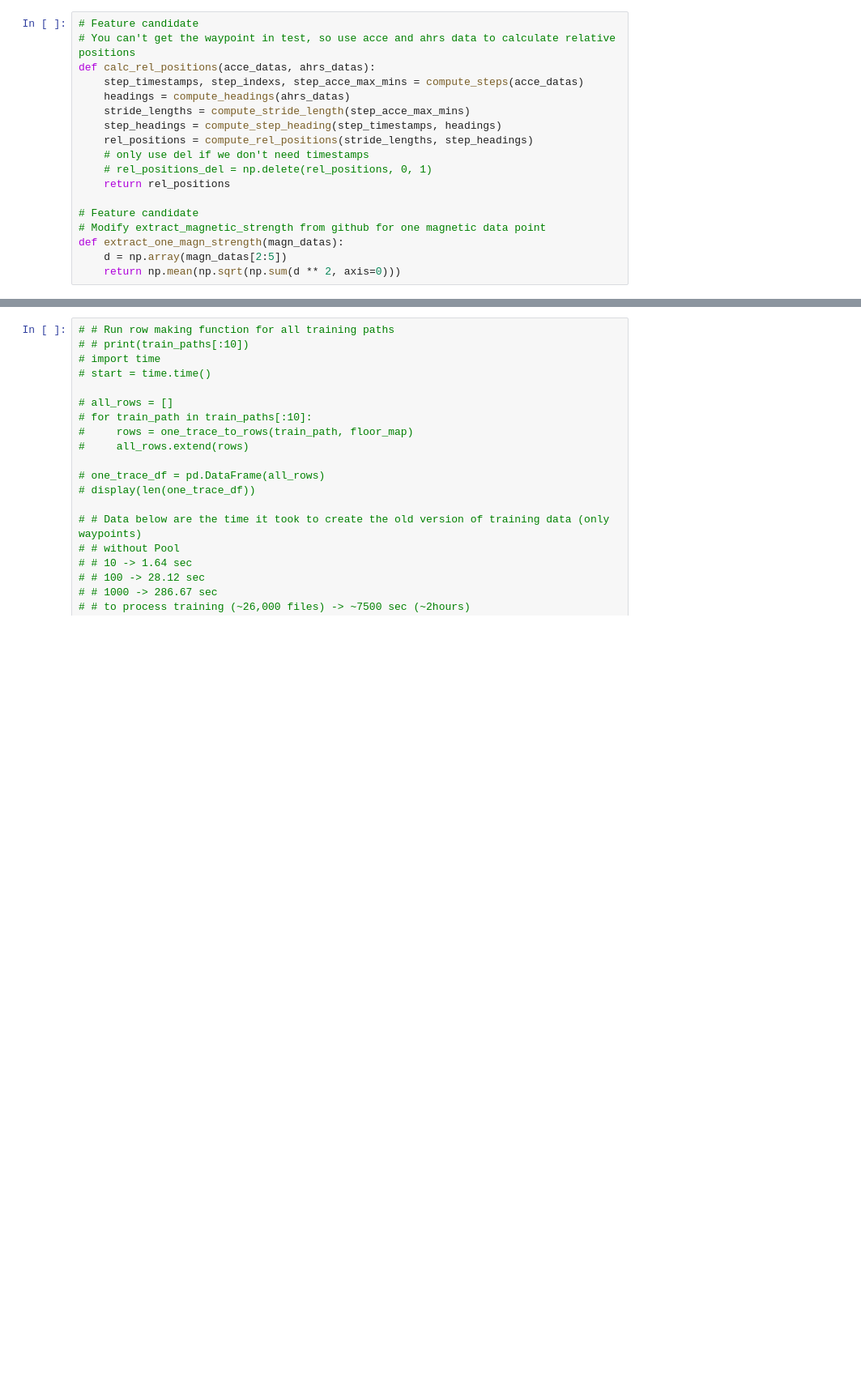
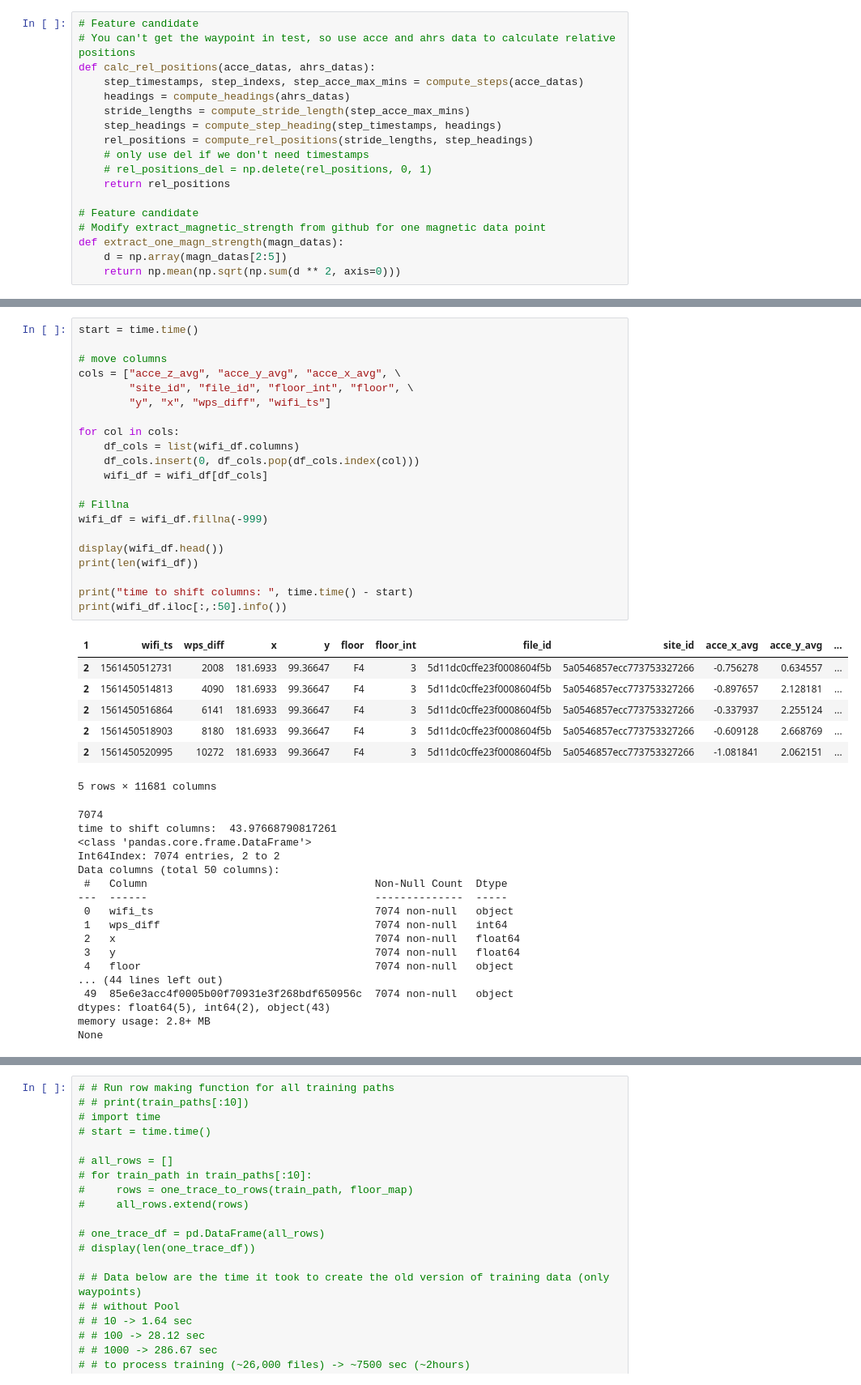
Before and after one commit to robot269006/indoor, a Jupyter notebook: indoor-train-5-imu.ipynb, the cells around one changed output, grey strips where cells are left out. Shown at 81% size. Cells and saved outputs as stored; diff of their text form; blank space fills up the shorter version.

```diff
--- a/indoor-train-5-imu.ipynb
+++ b/indoor-train-5-imu.ipynb
@@ -400,0 +566,46 @@ wifi unique ssid x bssid:  171
+# %%
+start = time.time()
+
+# move columns
+cols = ["acce_z_avg", "acce_y_avg", "acce_x_avg", \
+        "site_id", "file_id", "floor_int", "floor", \
+        "y", "x", "wps_diff", "wifi_ts"]
+
+for col in cols:
+    df_cols = list(wifi_df.columns)
+    df_cols.insert(0, df_cols.pop(df_cols.index(col)))
+    wifi_df = wifi_df[df_cols]
+
+# Fillna
+wifi_df = wifi_df.fillna(-999)
+
+display(wifi_df.head())
+print(len(wifi_df))
+
+print("time to shift columns: ", time.time() - start)
+print(wifi_df.iloc[:,:50].info())
+# %% [output]
+| 1 | wifi_ts | wps_diff | x | y | floor | floor_int | file_id | site_id | acce_x_avg | acce_y_avg | ... |
+| 2 | 1561450512731 | 2008 | 181.6933 | 99.36647 | F4 | 3 | 5d11dc0cffe23f0008604f5b | 5a0546857ecc773753327266 | -0.756278 | 0.634557 | ... |
+| 2 | 1561450514813 | 4090 | 181.6933 | 99.36647 | F4 | 3 | 5d11dc0cffe23f0008604f5b | 5a0546857ecc773753327266 | -0.897657 | 2.128181 | ... |
+| 2 | 1561450516864 | 6141 | 181.6933 | 99.36647 | F4 | 3 | 5d11dc0cffe23f0008604f5b | 5a0546857ecc773753327266 | -0.337937 | 2.255124 | ... |
+| 2 | 1561450518903 | 8180 | 181.6933 | 99.36647 | F4 | 3 | 5d11dc0cffe23f0008604f5b | 5a0546857ecc773753327266 | -0.609128 | 2.668769 | ... |
+| 2 | 1561450520995 | 10272 | 181.6933 | 99.36647 | F4 | 3 | 5d11dc0cffe23f0008604f5b | 5a0546857ecc773753327266 | -1.081841 | 2.062151 | ... |
+5 rows × 11681 columns
+7074
+time to shift columns:  43.97668790817261
+<class 'pandas.core.frame.DataFrame'>
+Int64Index: 7074 entries, 2 to 2
+Data columns (total 50 columns):
+ #   Column                                    Non-Null Count  Dtype
+---  ------                                    --------------  -----
+ 0   wifi_ts                                   7074 non-null   object
+ 1   wps_diff                                  7074 non-null   int64
+ 2   x                                         7074 non-null   float64
+ 3   y                                         7074 non-null   float64
+ 4   floor                                     7074 non-null   object
+... (44 lines left out)
+ 49  85e6e3acc4f0005b00f70931e3f268bdf650956c  7074 non-null   object
+dtypes: float64(5), int64(2), object(43)
+memory usage: 2.8+ MB
+None
```
Also changed, not shown: parts of 41 cells of this notebook.
